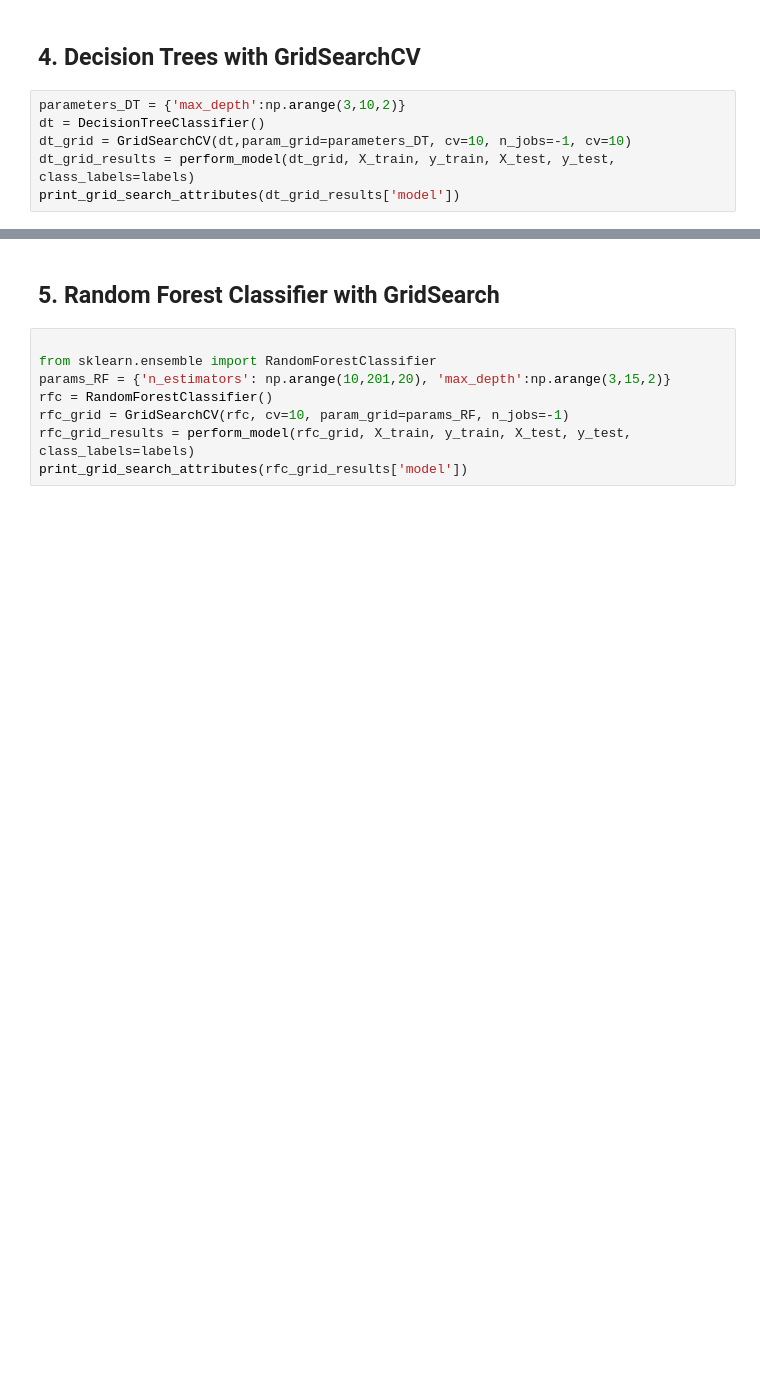
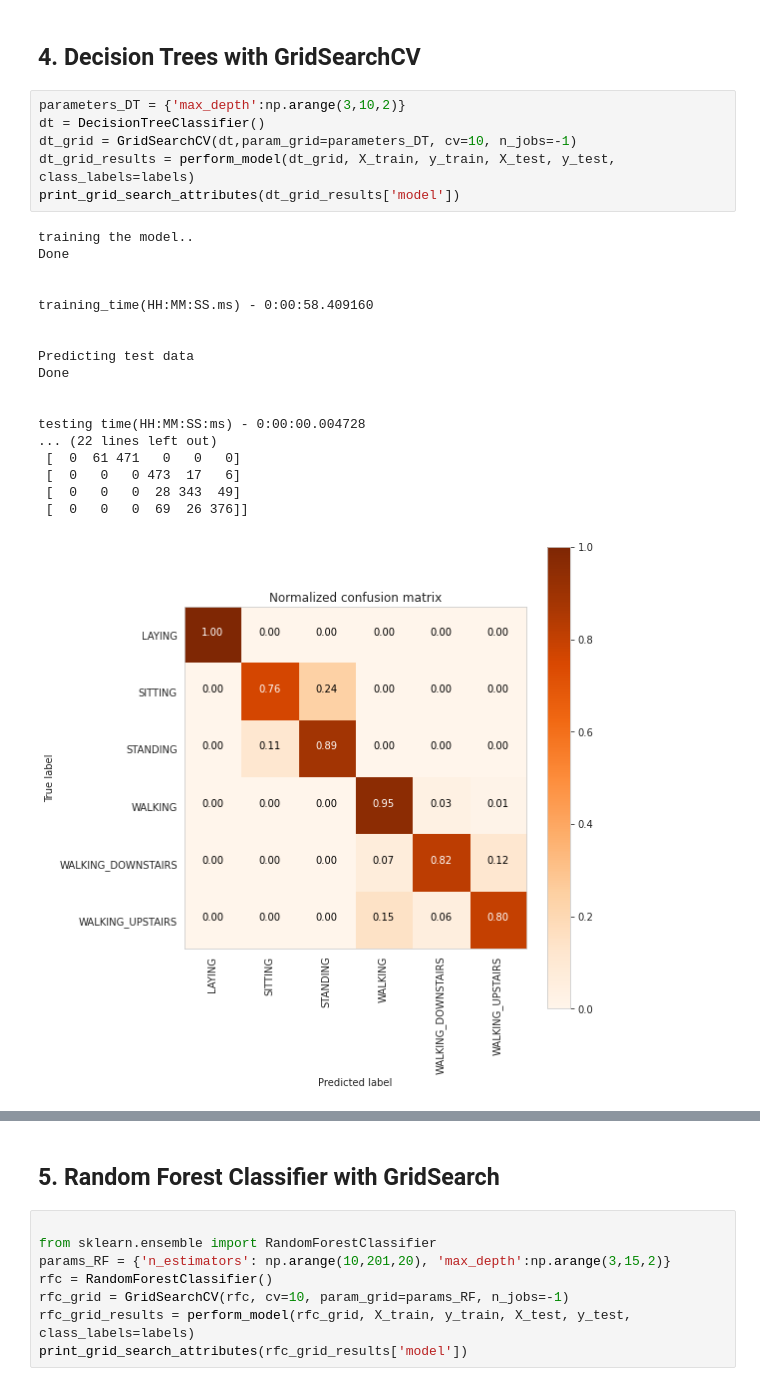
Before and after one commit to basakstuff/HAR-using-Smartphones, a Jupyter notebook: DataMiningv2.ipynb, the cells around one changed output, grey strips where cells are left out. Saved outputs shown, nothing was run; the diff lists cells and outputs as text; blank space fills up the shorter version.

```diff
--- a/DataMiningv2.ipynb
+++ b/DataMiningv2.ipynb
@@ -785,6 +835,25 @@ print_grid_search_attributes(rbf_svm_grid_results['model'])
 # %%
 parameters_DT = {'max_depth':np.arange(3,10,2)}
 dt = DecisionTreeClassifier()
-dt_grid = GridSearchCV(dt,param_grid=parameters_DT, cv=10, n_jobs=-1, cv=10)
+dt_grid = GridSearchCV(dt,param_grid=parameters_DT, cv=10, n_jobs=-1)
 dt_grid_results = perform_model(dt_grid, X_train, y_train, X_test, y_test, class_labels=labels)
 print_grid_search_attributes(dt_grid_results['model'])
+# %% [output]
+training the model..
+Done
+
+
+training_time(HH:MM:SS.ms) - 0:00:58.409160
+
+
+Predicting test data
+Done
+
+
+testing time(HH:MM:SS:ms) - 0:00:00.004728
+... (22 lines left out)
+ [  0  61 471   0   0   0]
+ [  0   0   0 473  17   6]
+ [  0   0   0  28 343  49]
+ [  0   0   0  69  26 376]]
+[figure, added]
```
Also changed, not shown: parts of 5 cells of this notebook.
